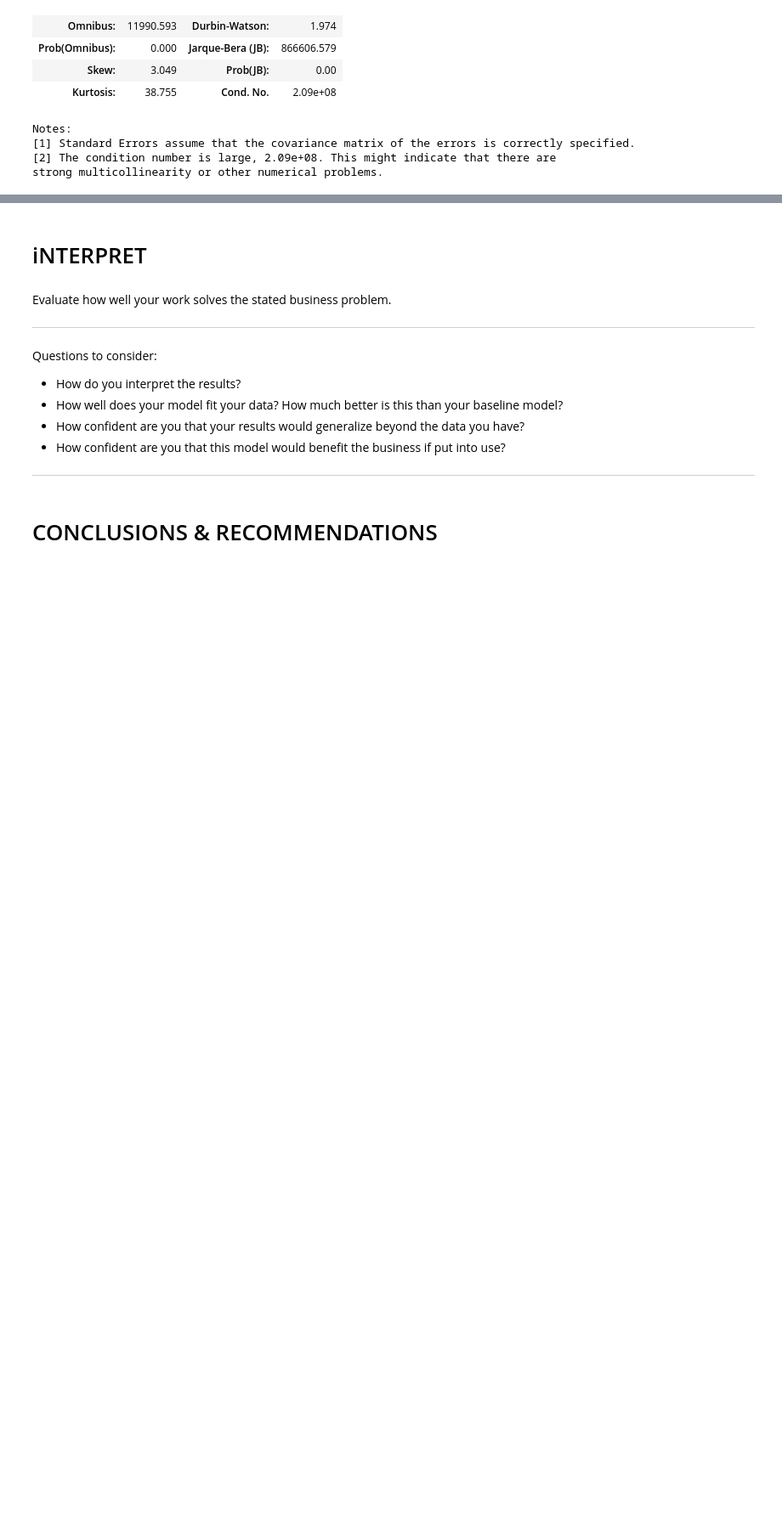
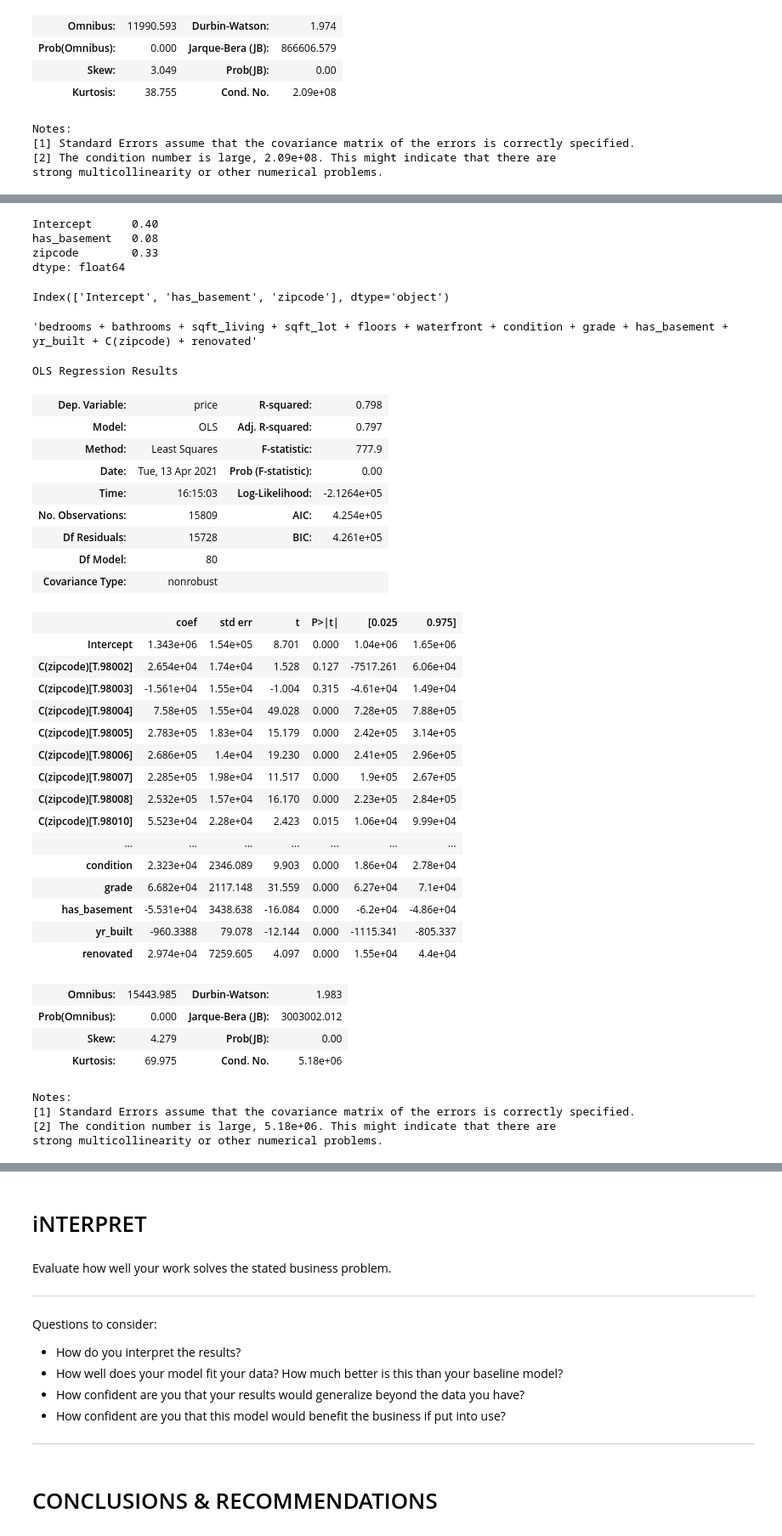
Before and after one commit to Drymander/dsc-phase-2-project, a Jupyter notebook: index_OSEMN_plus_mvp.ipynb, the cells around one changed output, grey strips where cells are left out. Shown at 85% size. Saved outputs shown, nothing was run; the diff lists cells and outputs as text; code cells hidden in the pictures; blank space fills up the shorter version.

```diff
--- a/index_OSEMN_plus_mvp.ipynb
+++ b/index_OSEMN_plus_mvp.ipynb
@@ -1367,0 +1417,19 @@ strong multicollinearity or other numerical problems.
+# %%
+model1.pvalues
+
+pvals = model1.pvalues
+
+pvals[pvals > 0.05]
+# %% [output]
+Intercept      0.40
+has_basement   0.08
+zipcode        0.33
+dtype: float64
+# %%
+model1.pvalues
+
+pvals = model1.pvalues
+
+pvals[pvals > 0.05].index
+# %% [output]
+Index(['Intercept', 'has_basement', 'zipcode'], dtype='object')
@@ -1367,0 +1438,47 @@ strong multicollinearity or other numerical problems.
+# %%
+features = ' + '.join(df.drop('price',axis=1).columns)
+features = features.replace("zipcode", "C(zipcode)")
+features
+# %% [output]
+'bedrooms + bathrooms + sqft_living + sqft_lot + floors + waterfront + condition + grade + has_basement + yr_built + C(zipcode) + renovated'
+# %%
+f  = "price~"+features
+
+model = smf.ols(f, df).fit()
+
+display(model.summary())
+# %% [output]
+OLS Regression Results
+| Dep. Variable: | price | R-squared: | 0.798 |
+| Model: | OLS | Adj. R-squared: | 0.797 |
+| Method: | Least Squares | F-statistic: | 777.9 |
+| Date: | Tue, 13 Apr 2021 | Prob (F-statistic): | 0.00 |
+| Time: | 16:15:03 | Log-Likelihood: | -2.1264e+05 |
+| No. Observations: | 15809 | AIC: | 4.254e+05 |
+| Df Residuals: | 15728 | BIC: | 4.261e+05 |
+| Df Model: | 80 |  |  |
+| Covariance Type: | nonrobust |  |  |
+|  | coef | std err | t | P>|t| | [0.025 | 0.975] |
+| Intercept | 1.343e+06 | 1.54e+05 | 8.701 | 0.000 | 1.04e+06 | 1.65e+06 |
+| C(zipcode)[T.98002] | 2.654e+04 | 1.74e+04 | 1.528 | 0.127 | -7517.261 | 6.06e+04 |
+| C(zipcode)[T.98003] | -1.561e+04 | 1.55e+04 | -1.004 | 0.315 | -4.61e+04 | 1.49e+04 |
+| C(zipcode)[T.98004] | 7.58e+05 | 1.55e+04 | 49.028 | 0.000 | 7.28e+05 | 7.88e+05 |
+| C(zipcode)[T.98005] | 2.783e+05 | 1.83e+04 | 15.179 | 0.000 | 2.42e+05 | 3.14e+05 |
+| C(zipcode)[T.98006] | 2.686e+05 | 1.4e+04 | 19.230 | 0.000 | 2.41e+05 | 2.96e+05 |
+| C(zipcode)[T.98007] | 2.285e+05 | 1.98e+04 | 11.517 | 0.000 | 1.9e+05 | 2.67e+05 |
+| C(zipcode)[T.98008] | 2.532e+05 | 1.57e+04 | 16.170 | 0.000 | 2.23e+05 | 2.84e+05 |
+| C(zipcode)[T.98010] | 5.523e+04 | 2.28e+04 | 2.423 | 0.015 | 1.06e+04 | 9.99e+04 |
+| ... | ... | ... | ... | ... | ... | ... |
+| condition | 2.323e+04 | 2346.089 | 9.903 | 0.000 | 1.86e+04 | 2.78e+04 |
+| grade | 6.682e+04 | 2117.148 | 31.559 | 0.000 | 6.27e+04 | 7.1e+04 |
+| has_basement | -5.531e+04 | 3438.638 | -16.084 | 0.000 | -6.2e+04 | -4.86e+04 |
+| yr_built | -960.3388 | 79.078 | -12.144 | 0.000 | -1115.341 | -805.337 |
+| renovated | 2.974e+04 | 7259.605 | 4.097 | 0.000 | 1.55e+04 | 4.4e+04 |
+| Omnibus: | 15443.985 | Durbin-Watson: | 1.983 |
+| Prob(Omnibus): | 0.000 | Jarque-Bera (JB): | 3003002.012 |
+| Skew: | 4.279 | Prob(JB): | 0.00 |
+| Kurtosis: | 69.975 | Cond. No. | 5.18e+06 |
+Notes:
+[1] Standard Errors assume that the covariance matrix of the errors is correctly specified.
+[2] The condition number is large, 5.18e+06. This might indicate that there are
+strong multicollinearity or other numerical problems.
```
Also changed, not shown: parts of 10 cells of this notebook.
